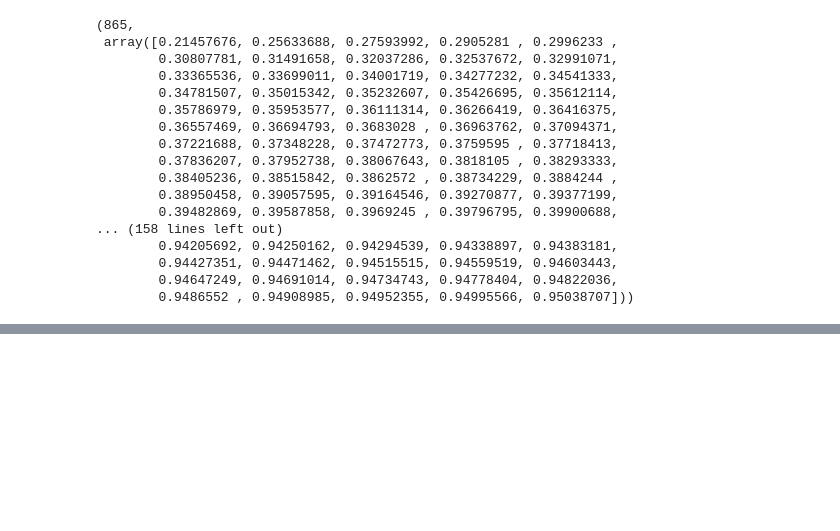
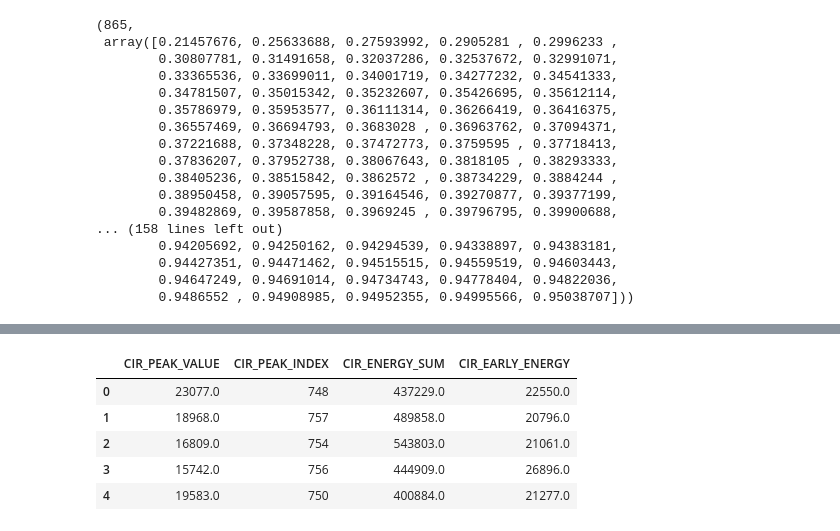
Before and after one commit to ptrpfa/UWB-LOS-NLOS-Classification, a Jupyter notebook: data_preprocessing.ipynb, the cells around one changed output, grey strips where cells are left out. Saved outputs shown, nothing was run; the diff lists cells and outputs as text; code cells hidden in the pictures; blank space fills up the shorter version.

```diff
--- a/data_preprocessing.ipynb
+++ b/data_preprocessing.ipynb
@@ -284,0 +308,24 @@ num_components = pca.n_components_
+# %%
+cir_columns = new_df.filter(regex='^CIR[0-9]+$').columns
+
+# Peak Value and Index
+new_df['CIR_PEAK_VALUE'] = new_df.filter(regex='CIR').max(axis=1)
+new_df['CIR_PEAK_INDEX'] = df[cir_columns].idxmax(axis=1).str.extract('(\d+)').astype(int)
+
+# Energy Sum
+new_df['CIR_ENERGY_SUM'] = new_df.filter(regex='CIR').sum(axis=1)
+
+# Early Reflections: Calculate the sum of the first N CIR measurements. Let's say N=100 for this example
+N = 100
+early_cir_columns = ['CIR{}'.format(i) for i in range(N)]
+new_df['CIR_EARLY_ENERGY'] = new_df[early_cir_columns].sum(axis=1)
+
+# Display the new features to verify
+new_df[['CIR_PEAK_VALUE', 'CIR_PEAK_INDEX', 'CIR_ENERGY_SUM', 'CIR_EARLY_ENERGY']].head()
+# %% [output]
+|  | CIR_PEAK_VALUE | CIR_PEAK_INDEX | CIR_ENERGY_SUM | CIR_EARLY_ENERGY |
+| 0 | 23077.0 | 748 | 437229.0 | 22550.0 |
+| 1 | 18968.0 | 757 | 489858.0 | 20796.0 |
+| 2 | 16809.0 | 754 | 543803.0 | 21061.0 |
+| 3 | 15742.0 | 756 | 444909.0 | 26896.0 |
+| 4 | 19583.0 | 750 | 400884.0 | 21277.0 |
```
Also changed, not shown: parts of 5 cells of this notebook.
